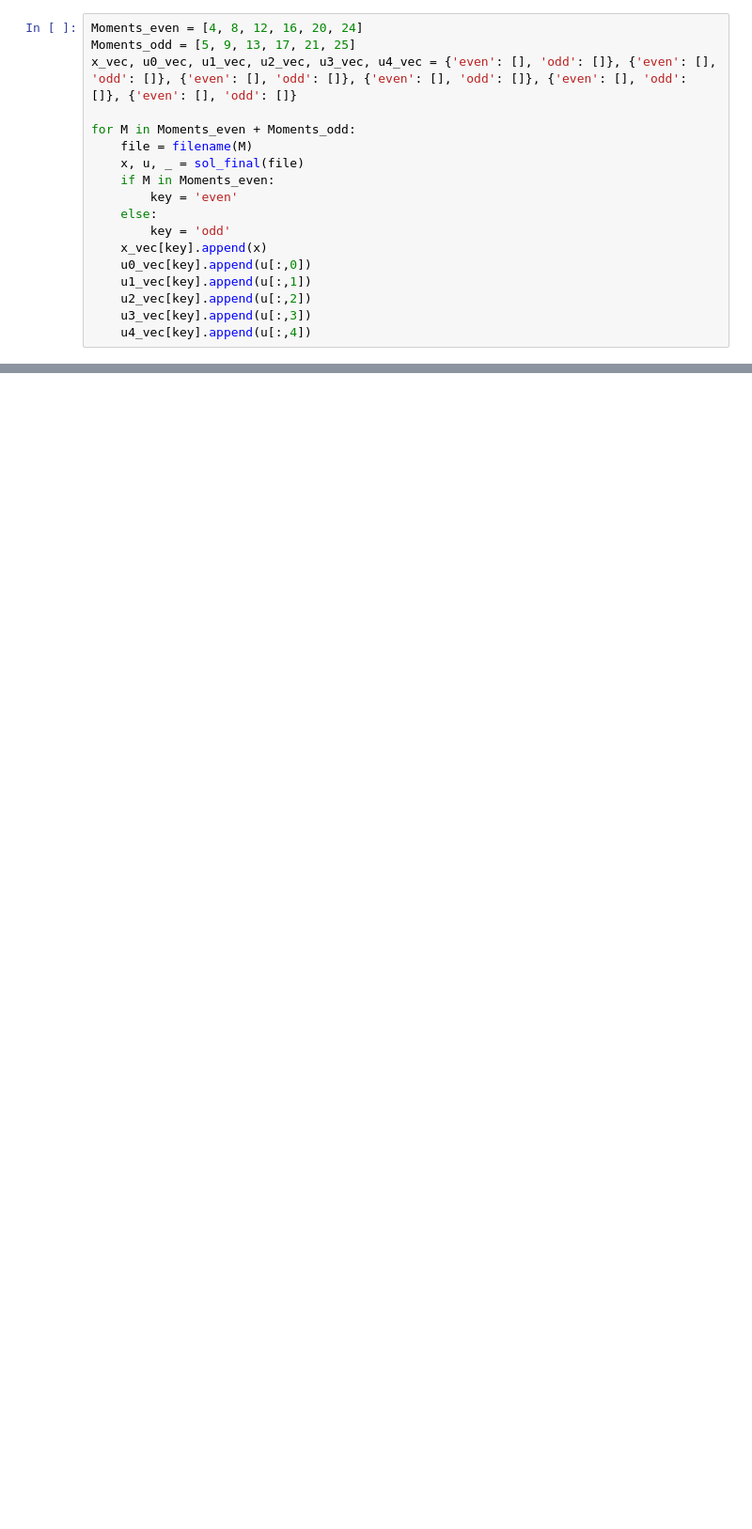
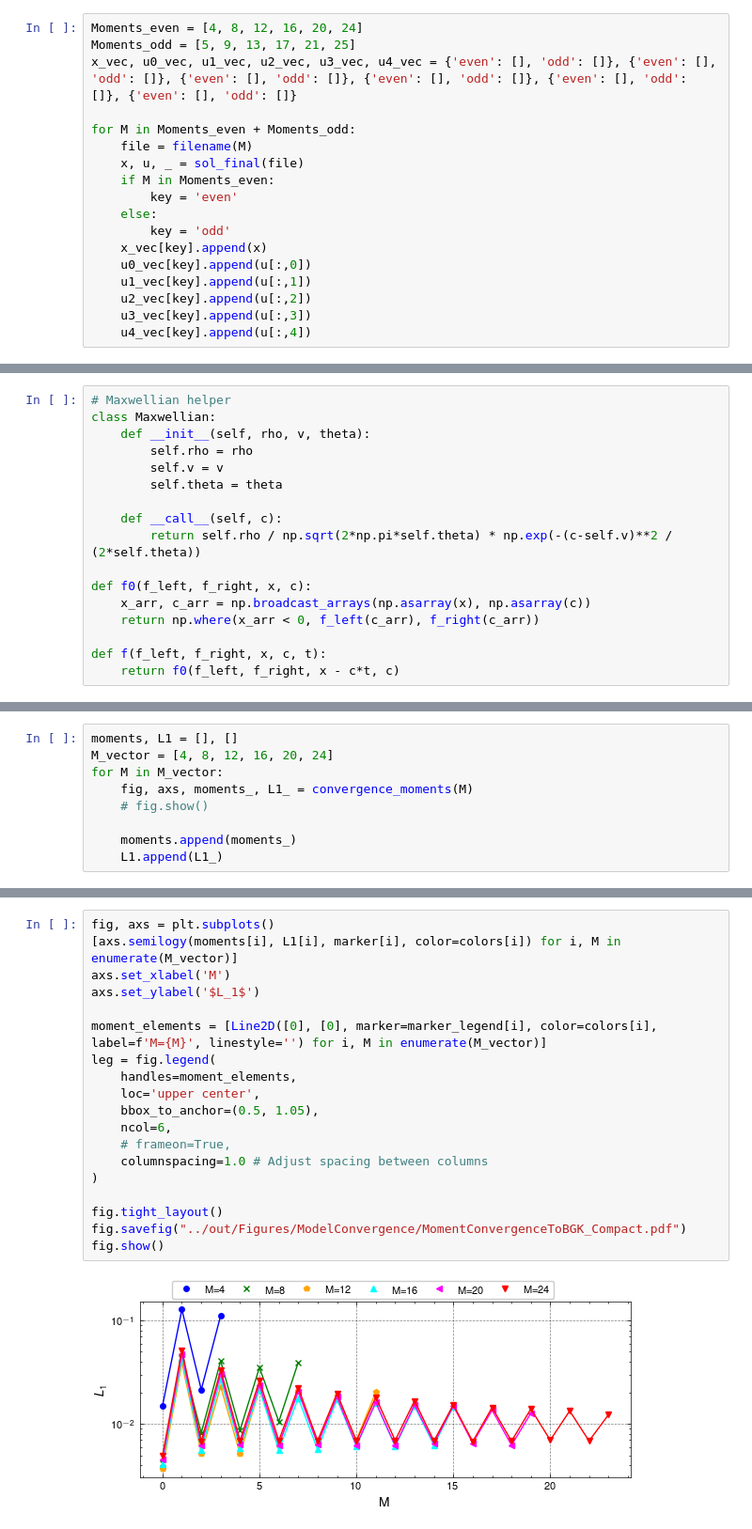
Before and after one commit to JanHab/ExtGram.jl, a Jupyter notebook: notebooks/ModelConvergence.ipynb, the cells around one changed output, grey strips where cells are left out. Shown at 94% size. Drawn from its saved outputs; the diff is of its cells as text; blank space fills up the shorter version.

```diff
--- a/notebooks/ModelConvergence.ipynb
+++ b/notebooks/ModelConvergence.ipynb
@@ -113,0 +289,17 @@ fig.show()
+# %%
+# Maxwellian helper
+class Maxwellian:
+    def __init__(self, rho, v, theta):
+        self.rho = rho
+        self.v = v
+        self.theta = theta
+
+    def __call__(self, c):
+        return self.rho / np.sqrt(2*np.pi*self.theta) * np.exp(-(c-self.v)**2 / (2*self.theta))
+
+def f0(f_left, f_right, x, c):
+    x_arr, c_arr = np.broadcast_arrays(np.asarray(x), np.asarray(c))
+    return np.where(x_arr < 0, f_left(c_arr), f_right(c_arr))
+
+def f(f_left, f_right, x, c, t):
+    return f0(f_left, f_right, x - c*t, c)
@@ -113,0 +350,9 @@ fig.show()
+# %%
+moments, L1 = [], []
+M_vector = [4, 8, 12, 16, 20, 24]
+for M in M_vector:
+    fig, axs, moments_, L1_ = convergence_moments(M)
+    # fig.show()
+
+    moments.append(moments_)
+    L1.append(L1_)
@@ -113,0 +391,21 @@ fig.show()
+# %%
+fig, axs = plt.subplots()
+[axs.semilogy(moments[i], L1[i], marker[i], color=colors[i]) for i, M in enumerate(M_vector)]
+axs.set_xlabel('M')
+axs.set_ylabel('$L_1$')
+
+moment_elements = [Line2D([0], [0], marker=marker_legend[i], color=colors[i], label=f'M={M}', linestyle='') for i, M in enumerate(M_vector)]
+leg = fig.legend(
+    handles=moment_elements,
+    loc='upper center',
+    bbox_to_anchor=(0.5, 1.05),
+    ncol=6,
+    # frameon=True,
+    columnspacing=1.0 # Adjust spacing between columns
+)
+
+fig.tight_layout()
+fig.savefig("../out/Figures/ModelConvergence/MomentConvergenceToBGK_Compact.pdf")
+fig.show()
+# %% [output]
+[figure, added]
```
Also changed, not shown: parts of 14 cells of this notebook, 4 other files.
